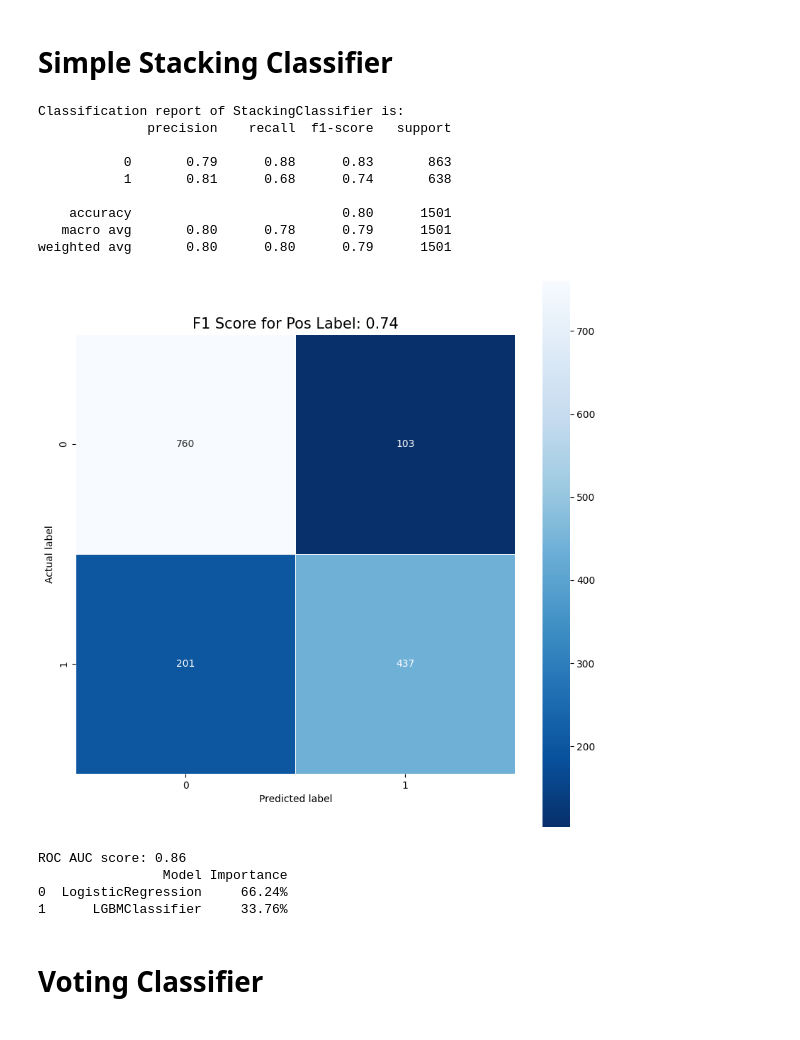
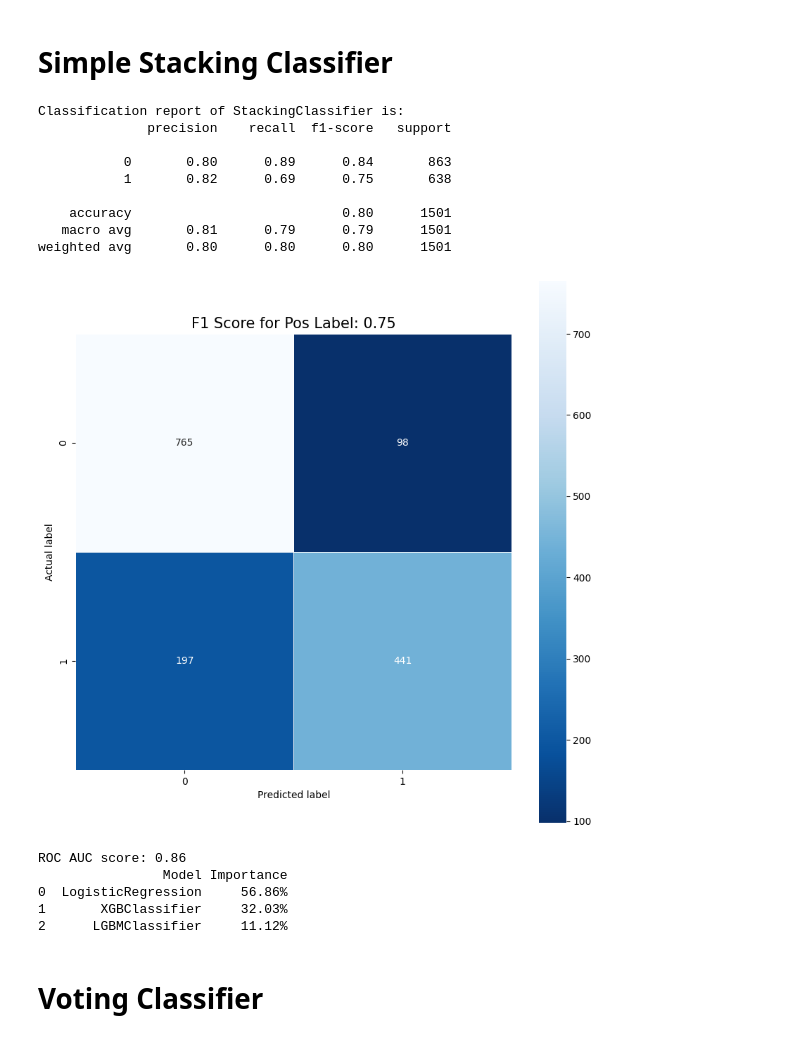
Before and after one commit to guidesify/DataSci_Crisis, a Jupyter notebook: classification_model.ipynb, the cells around one changed output. Saved outputs shown, nothing was run; the diff lists cells and outputs as text; code cells hidden in the pictures.

```diff
--- a/classification_model.ipynb
+++ b/classification_model.ipynb
@@ -461,22 +458,23 @@ def stacking(df, best_models, threshold=0.69, X_test=None, y_test=None):
 
     return stack, imp_minmax
 # %%
-stack, imp_minmax = stacking(df_performance, elite_models, X_test=X_test, y_test=y_test)
+stack, imp_minmax = stacking(df_performance_elite, elite_models, X_test=X_test, y_test=y_test)
 # %% [output]
 Classification report of StackingClassifier is:
               precision    recall  f1-score   support
 
-           0       0.79      0.88      0.83       863
-           1       0.81      0.68      0.74       638
+           0       0.80      0.89      0.84       863
+           1       0.82      0.69      0.75       638
 
     accuracy                           0.80      1501
-   macro avg       0.80      0.78      0.79      1501
-weighted avg       0.80      0.80      0.79      1501
+   macro avg       0.81      0.79      0.79      1501
+weighted avg       0.80      0.80      0.80      1501
-[figure, old version]
+[figure, new version]
 ROC AUC score: 0.86
                 Model Importance
-0  LogisticRegression     66.24%
-1      LGBMClassifier     33.76%
+0  LogisticRegression     56.86%
+1       XGBClassifier     32.03%
+2      LGBMClassifier     11.12%
 # %% [markdown]
 # Voting Classifier
 # %%
```
Also changed, not shown: parts of 8 cells of this notebook, 6 other files.
